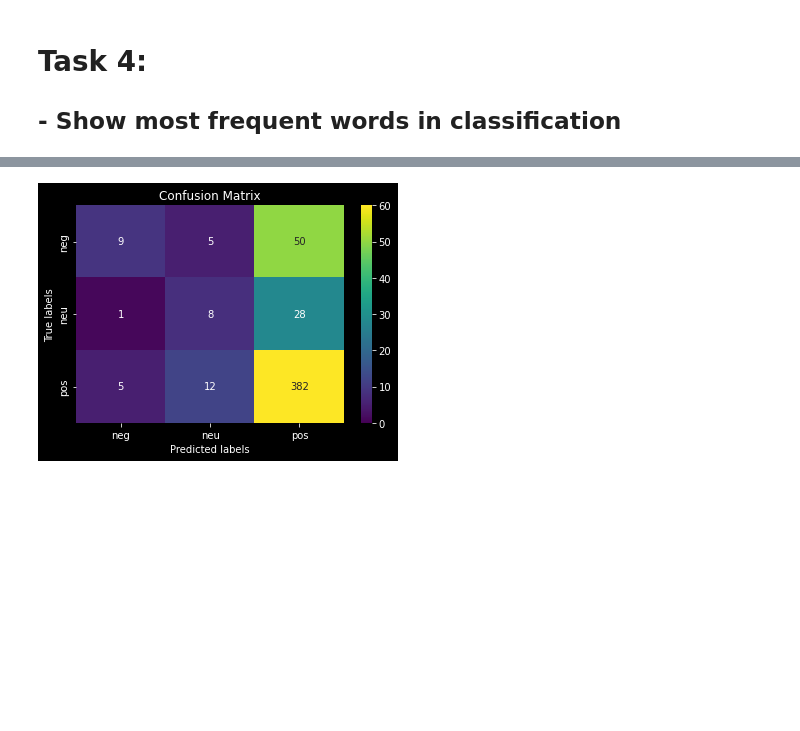
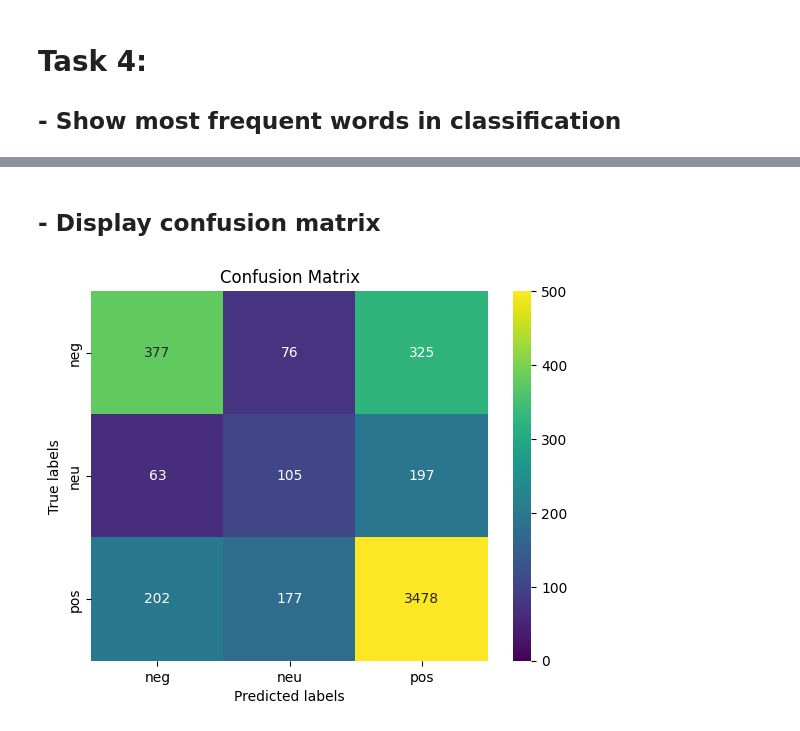
Before and after one commit to joaoaugustoss/TrabalhoPratico-IA, a Jupyter notebook: Notebooks/NB_Multinomial.ipynb, the cells around one changed output, grey strips where cells are left out. Cells and saved outputs as stored; diff of their text form; code cells hidden in the pictures; blank space fills up the shorter version.

```diff
--- a/Notebooks/NB_Multinomial.ipynb
+++ b/Notebooks/NB_Multinomial.ipynb
@@ -178,0 +242,18 @@ array([[0, 0, 0, ..., 0, 0, 0],
+# %%
+def review_to_words(raw_review):
+    review =raw_review
+    review = re.sub('[^a-zA-Z]', ' ',review)
+    review = review.lower()
+    review = review.split()
+    lemmatizer = WordNetLemmatizer()
+    review = [lemmatizer.lemmatize(w) for w in review if not w in set(stopwords.words('english'))]
+    return (' '.join(review))
+# %%
+corpus= []
+corpus1= []
+for i in range(0, df.shape[0]):
+    corpus.append(review_to_words(df['Text'][i]))
+    corpus1.append(review_to_words(df['Text'][i]))
+
+df['new_Phrase']=corpus
+df.drop(['Text'],axis=1,inplace=True)
@@ -178,0 +263,6 @@ array([[0, 0, 0, ..., 0, 0, 0],
+# %%
+from sklearn.feature_extraction.text import CountVectorizer
+cv = CountVectorizer(max_features = 1500)
+x__train = cv.fit_transform(corpus).toarray()
+x__test= cv.fit_transform(corpus1).toarray()
+y = df.iloc[:,1].values
@@ -178,0 +274,19 @@ array([[0, 0, 0, ..., 0, 0, 0],
+# %%
+from sklearn.model_selection import train_test_split
+X_train, X_test, y_train, y_test = train_test_split(x__train, y, test_size = 0.8, random_state = 0)
+
+# summarize class distribution
+print(Counter(y))
+# define oversampling strategy
+oversample = RandomOverSampler(sampling_strategy='not majority')
+# fit and apply the transform
+X_over, y_over = oversample.fit_resample(X_train, y_train)
+# summarize class distribution
+print(Counter(y_over))
+
+from sklearn.naive_bayes import MultinomialNB
+classifier = MultinomialNB()
+classifier.fit(X_over, y_over)
+
+y_pred = classifier.predict(X_test)
+y_real_pred = classifier.predict(x__test)
@@ -179,12 +343,14 @@ array([[0, 0, 0, ..., 0, 0, 0],
+# %% [markdown]
+## - Display confusion matrix
 # %%
 cm = metrics.confusion_matrix(y, y_real_pred)
 ax= plt.subplot()
 color = sns.color_palette("viridis", as_cmap=True)
-sns.heatmap(cm, annot=True, fmt='g', ax=ax, cmap=color, vmin=0, vmax=60);
+sns.heatmap(cm, annot=True, fmt='g', ax=ax, cmap=color, vmin=0, vmax=500);
 
 # labels, title and ticks
 ax.set_xlabel('Predicted labels');ax.set_ylabel('True labels');
 ax.set_title('Confusion Matrix');
 ax.xaxis.set_ticklabels(['neg', 'neu', 'pos']); ax.yaxis.set_ticklabels(['neg', 'neu', 'pos']);
 # %% [output]
-[figure, old version]
+[figure, new version]
```
Also changed, not shown: parts of 31 cells of this notebook, 12 other files.
